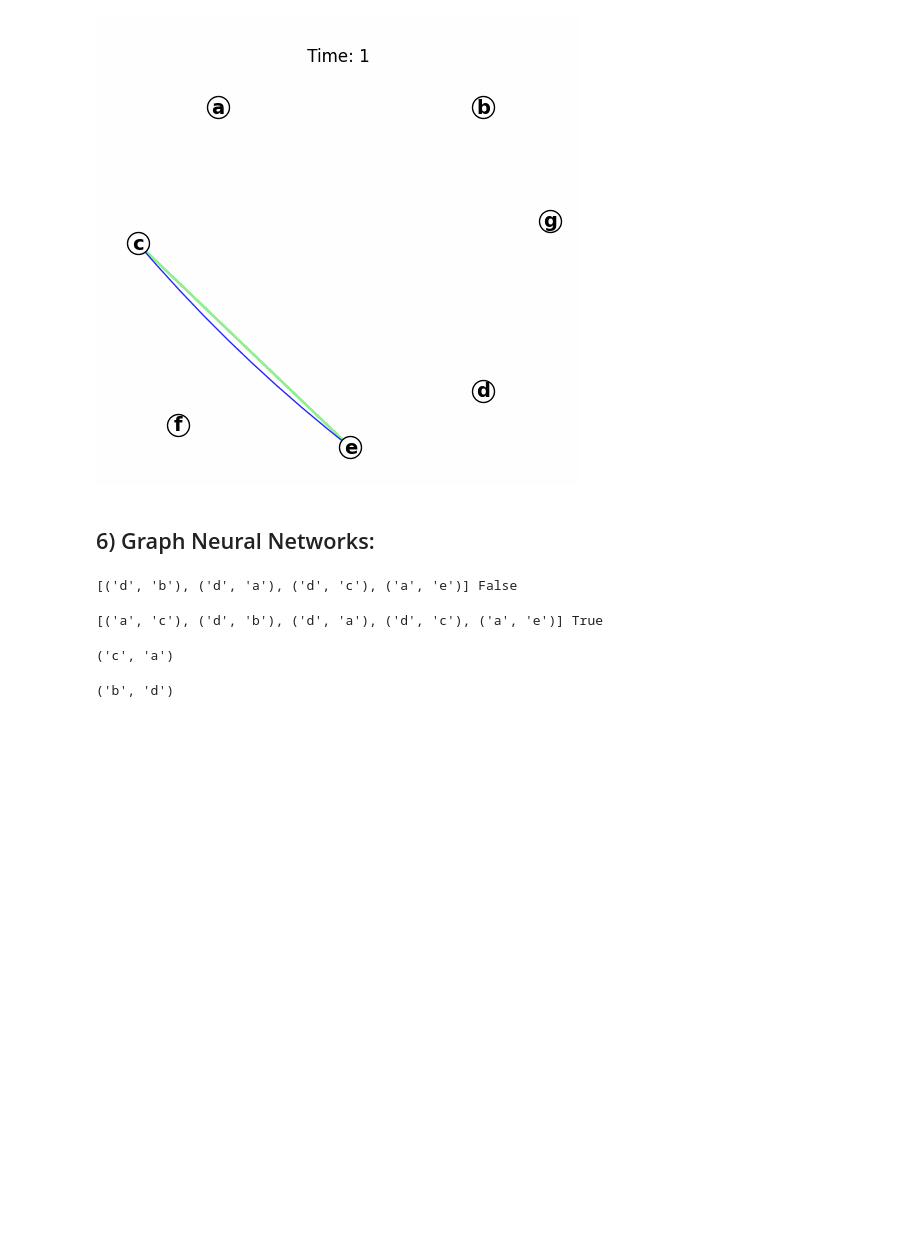
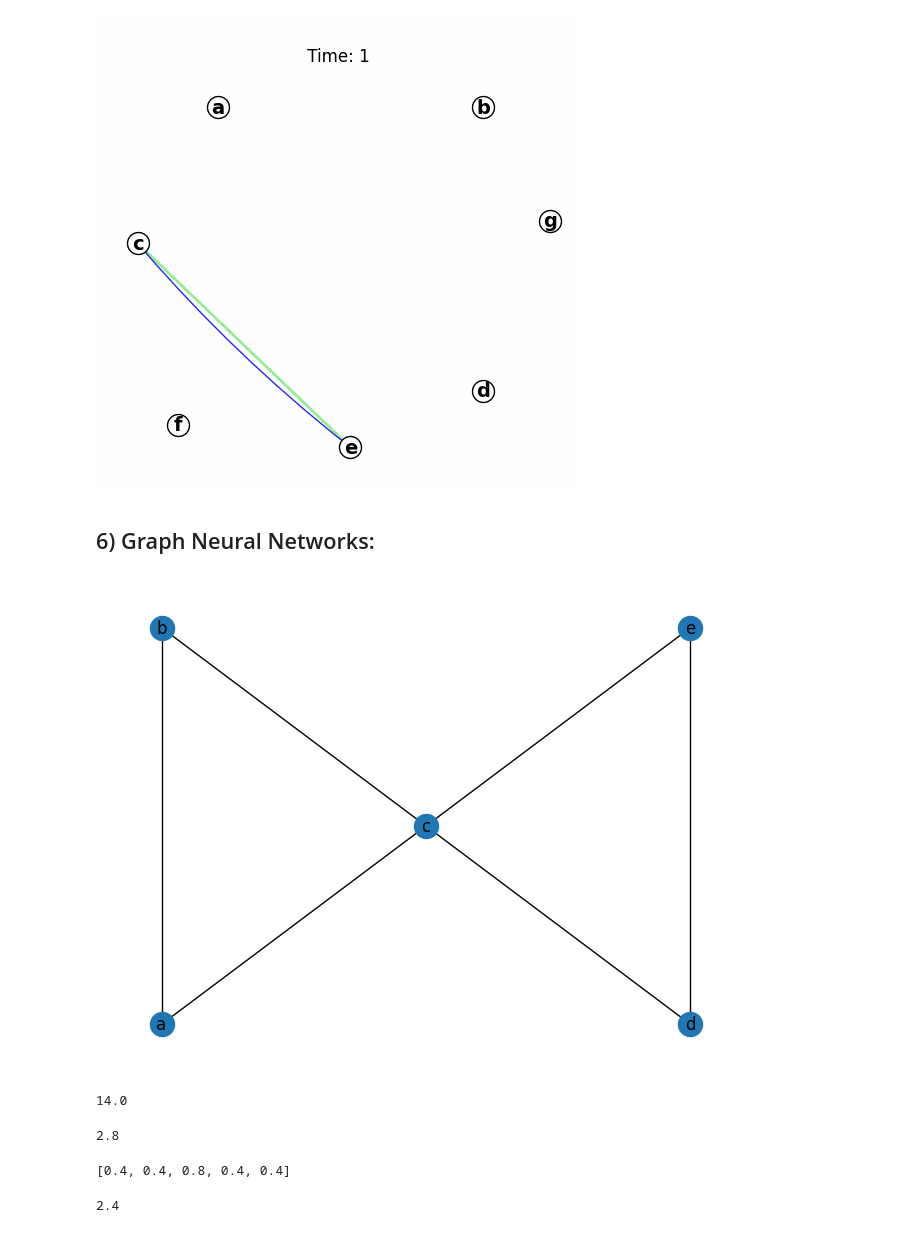
Before and after one commit to LM1997610/NeuralNetworks, a Jupyter notebook: ARIS_hw_(1).ipynb, the cells around one changed output. Drawn from its saved outputs; the diff is of its cells as text; code cells hidden in the pictures; blank space fills up the shorter version.

```diff
--- a/ARIS_hw_(1).ipynb
+++ b/ARIS_hw_(1).ipynb
@@ -474,23 +474,17 @@ new_frame = ('a', 'c')
-# %%
-if new_frame and (new_frame[1], new_frame[0])  not in frames:
-  frames = [new_frame] + frames
-  print(frames, True)
-else: print(frames, False)
-# %% [output]
-[('d', 'b'), ('d', 'a'), ('d', 'c'), ('a', 'e')] False
-# %%
-if new_frame and (new_frame[1], new_frame[0]) not in frames:
-  frames = [new_frame] + frames
-  print(frames, True)
-else: print(frames, False)
-# %% [output]
-[('a', 'c'), ('d', 'b'), ('d', 'a'), ('d', 'c'), ('a', 'e')] True
-# %%
-this_frame = [t if t in frames else (t[1], t[0]) for t in [new_frame]][0]
-this_frame
-# %% [output]
-('c', 'a')
-# %%
-new_frame
-# %% [output]
-('b', 'd')
+# %%
+G = nx.Graph()
+
+# Aggiunta dei nodi
+nodes = ['a', 'b', 'c', 'd', 'e']
+G.add_nodes_from(nodes)
+
+# Aggiunta degli archi
+edges = [('c', 'b'), ('c', 'e'),("c","d"), ("c","a"), ("b","a"), ("d","e")]
+G.add_edges_from(edges)
+
+# Disposizione dei nodi lungo l'asse x
+pos = {'a': (1, -1), 'b': (1, 1), 'c': (2, 0), 'd': (3, -1), 'e': (3, 1)}
+
+nx.draw(G, pos, with_labels=True)
+# %% [output]
+[figure, added]
@@ -496,0 +494,16 @@ new_frame
+# %%
+sum([average_degree(G, u) for u in list(G.nodes())])
+# %% [output]
+14.0
+# %%
+14/len(G.nodes())
+# %% [output]
+2.8
+# %%
+[G.degree(u)/len(G.nodes()) for u in list(G.nodes())]
+# %% [output]
+[0.4, 0.4, 0.8, 0.4, 0.4]
+# %%
+sum(dict(G.degree()).values()) / len(G.nodes())
+# %% [output]
+2.4
```
Also changed, not shown: parts of 8 cells of this notebook.
